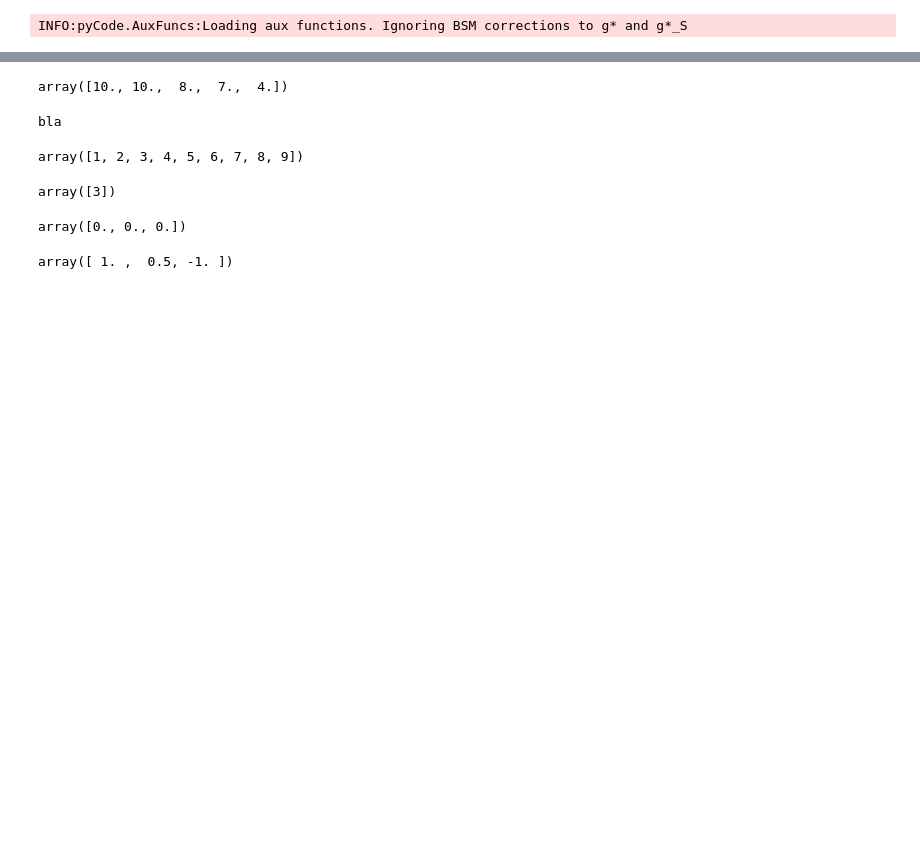
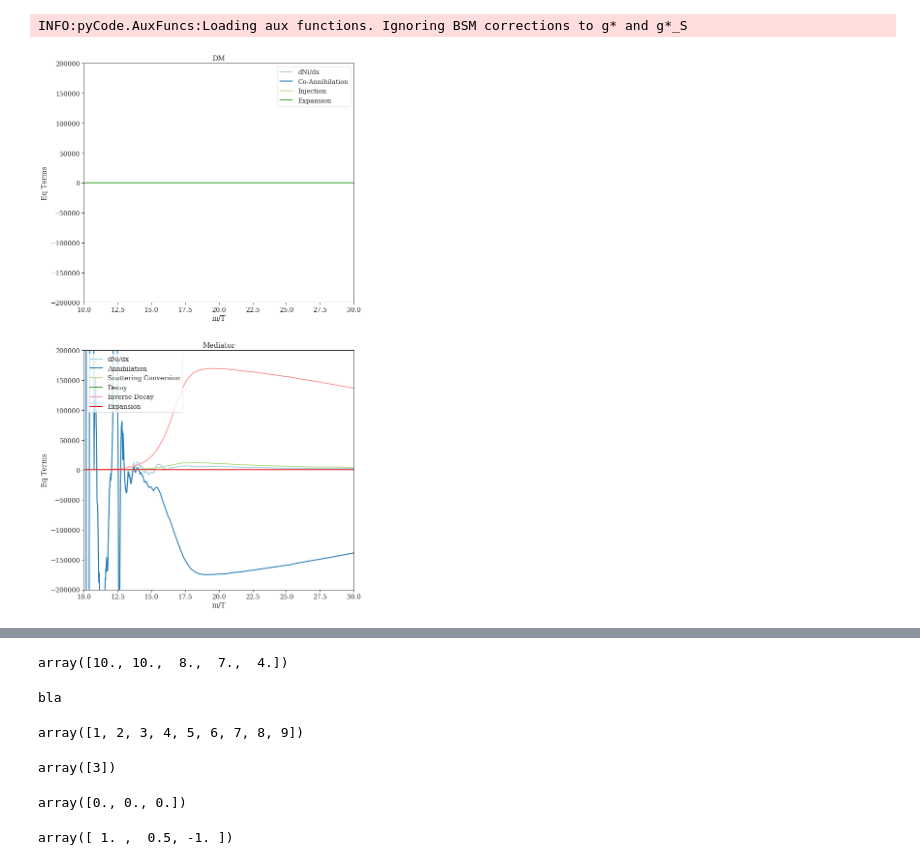
Before and after one commit to andlessa/BoltzmannEqs, a Jupyter notebook: checkBoltzEqs.ipynb, the cells around one changed output, grey strips where cells are left out. Saved outputs shown, nothing was run; the diff lists cells and outputs as text; code cells hidden in the pictures; blank space fills up the shorter version.

```diff
--- a/checkBoltzEqs.ipynb
+++ b/checkBoltzEqs.ipynb
@@ -259,3 +232,45 @@ for key in eqTerms:
     eqTerms[key] = np.array(eqTerms[key]).transpose()
 for key in xdict:
     xdict[key] = np.array(xdict[key])
+# %%
+rowLabels = [comp.label for comp in compList]
+curveLabels = list(eqTerms.keys())
+nrows = len(rowLabels)
+
+plt.figure(figsize=(10,20))
+
+xvals = xdict['m/T']
+xlabel = 'm/T'
+isub = 0
+yLog = False
+xLog = False
+for irow in range(nrows):
+    isub += 1
+    plt.subplot(nrows,1,isub)
+    for curve in curveLabels:
+        if curve == 'n' or curve == r'$\rho$':continue
+        if not np.count_nonzero(eqTerms[curve][irow,:]):
+            continue
+        if yLog:
+            if 'dNi' in curve:
+                plt.plot(xvals,np.abs(eqTerms[curve][irow,:]),linewidth=4,label='|'+curve+'|')
+            else:
+                plt.plot(xvals,np.abs(eqTerms[curve][irow,:]),linewidth=2,label='|'+curve+'|',linestyle='--')
+        else:
+            plt.plot(xvals,eqTerms[curve][irow,:],linewidth=2,label=curve)
+    plt.title(rowLabels[isub-1])
+    plt.xlabel(xlabel)
+    plt.ylabel("Eq Terms")
+
+    plt.ylim(-200000,200000)
+    plt.xlim(10,30)
+    if yLog:
+        plt.yscale('log')
+    if xLog:
+        plt.xscale('log')
+    plt.legend()
+
+# plt.tight_layout()
+plt.show()
+# %% [output]
+[figure, added]
```
Also changed, not shown: parts of 5 cells of this notebook, 4 other files.
